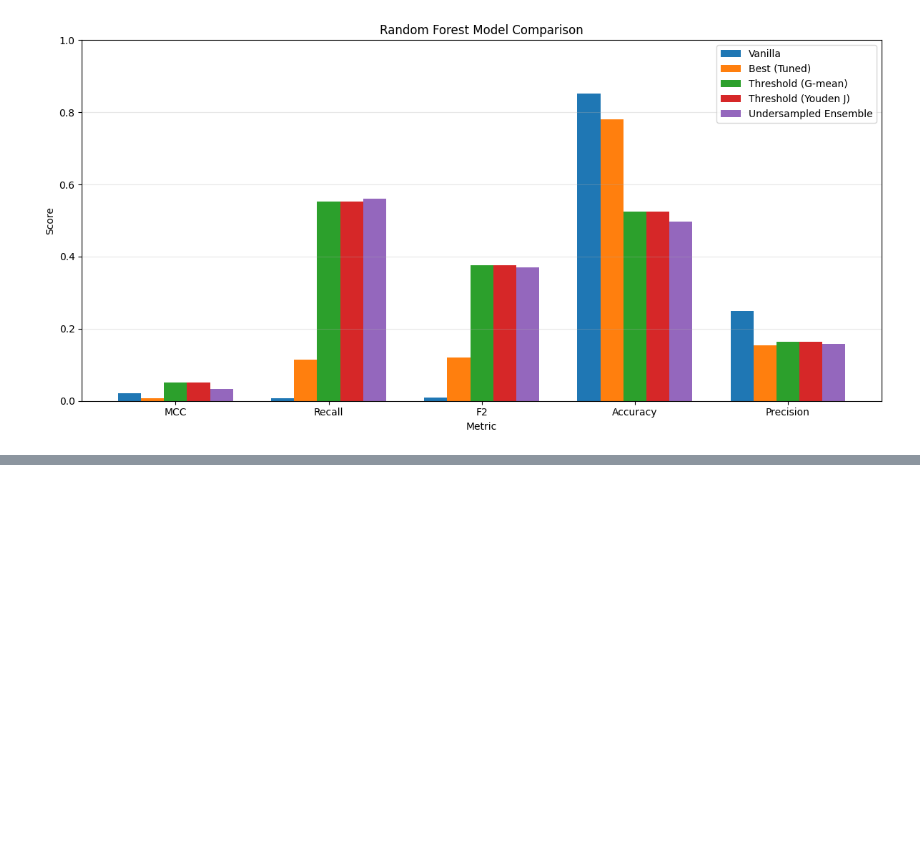
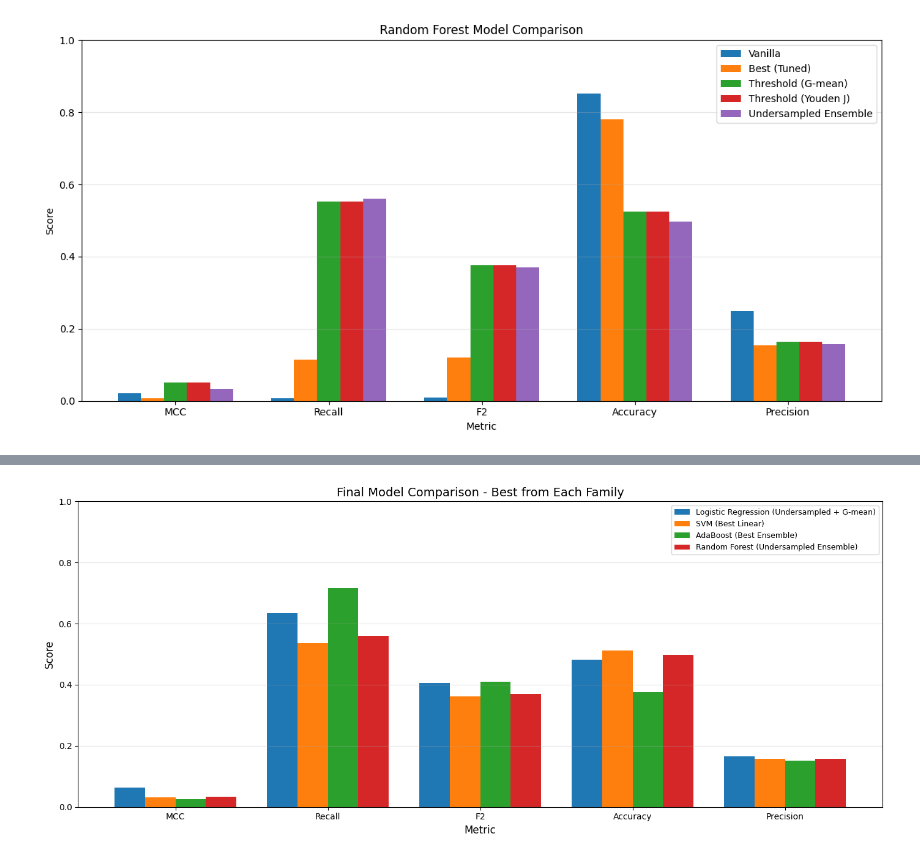
Before and after one commit to Antibodyy/La_Finale, a Jupyter notebook: Semiconductor Quality Control/COMPILED_WORKBOOK_IN_PROGRESS.ipynb, the cells around one changed output, grey strips where cells are left out. Drawn from its saved outputs; the diff is of its cells as text; code cells hidden in the pictures; blank space fills up the shorter version.

```diff
--- a/Semiconductor Quality Control/COMPILED_WORKBOOK_IN_PROGRESS.ipynb
+++ b/Semiconductor Quality Control/COMPILED_WORKBOOK_IN_PROGRESS.ipynb
@@ -1744,0 +1811,28 @@ plt.show()
+# %%
+# Final comparison bar chart
+metrics = ['MCC', 'Recall', 'F2', 'Accuracy', 'Precision']
+x_pos = np.arange(len(metrics))
+width = 0.2
+
+fig, ax = plt.subplots(figsize=(14, 6))
+
+models = final_comparison.index.tolist()
+colors = ['#1f77b4', '#ff7f0e', '#2ca02c', '#d62728']
+
+for i, (model, color) in enumerate(zip(models, colors)):
+    values = final_comparison.loc[model, metrics].values
+    ax.bar(x_pos + i * width, values, width, label=model, color=color)
+
+ax.set_xlabel('Metric', fontsize=12)
+ax.set_ylabel('Score', fontsize=12)
+ax.set_title('Final Model Comparison - Best from Each Family', fontsize=14)
+ax.set_xticks(x_pos + width * 1.5)
+ax.set_xticklabels(metrics)
+ax.legend(loc='upper right', fontsize=9)
+ax.grid(axis='y', alpha=0.3)
+ax.set_ylim(0, 1)
+
+plt.tight_layout()
+plt.show()
+# %% [output]
+[figure, added]
```
Also changed, not shown: parts of 6 cells of this notebook, 2 other files.
